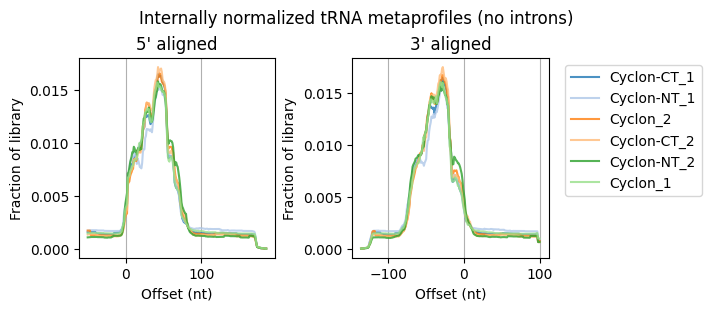
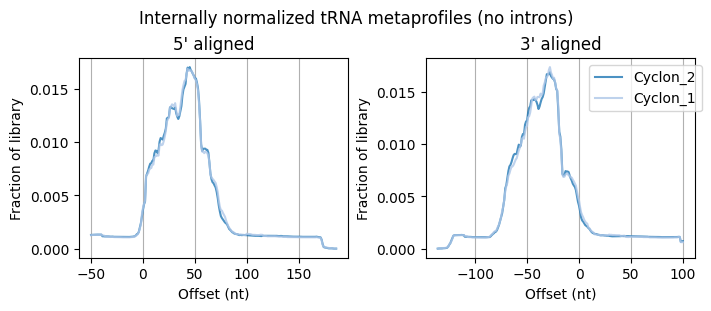
The change to this notebook cell's code, shown as a diff; its figure went from the first image to the second:
--- before
+++ after
@@ -20,2 +20,3 @@
     ax.grid(axis='x')
 plt.suptitle("Internally normalized tRNA metaprofiles (no introns)")
+plt.savefig("../analysis/03_tRNA_metaprofiles_normalized.pdf")

Commit: fig update